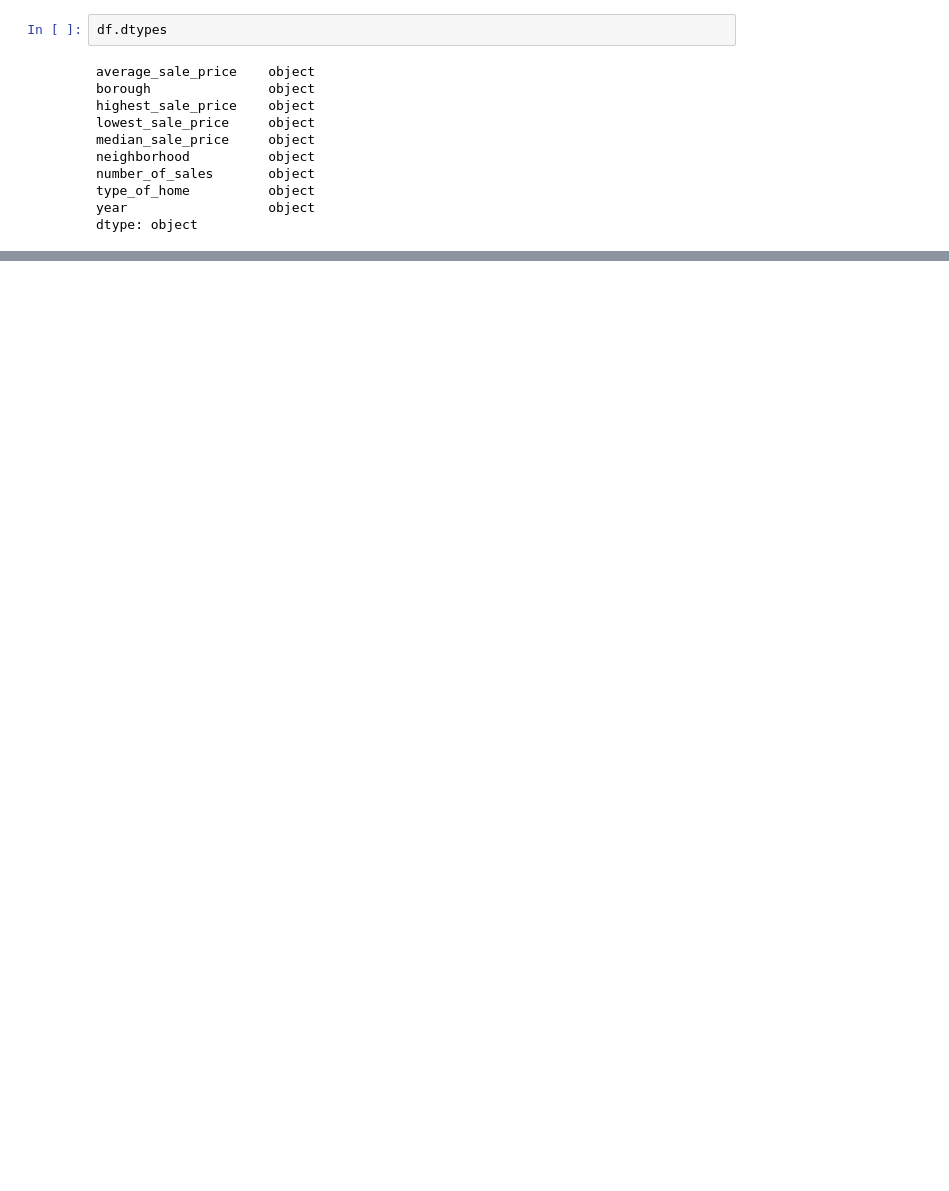
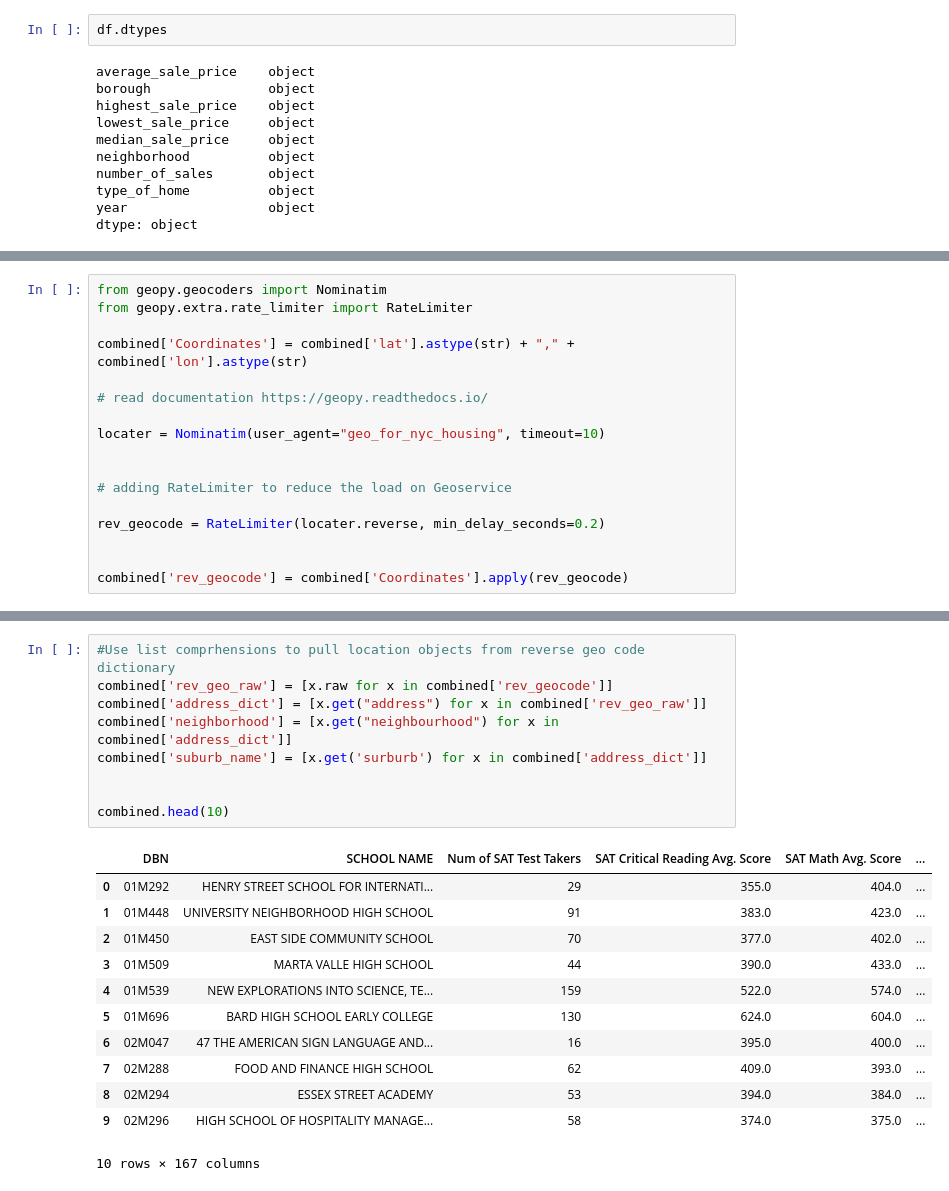
Before and after one commit to aclao89/NYC_Race-SAT, a Jupyter notebook: Schools.ipynb, the cells around one changed output, grey strips where cells are left out. Saved outputs shown, nothing was run; the diff lists cells and outputs as text; blank space fills up the shorter version.

Commit message:
Reverse Geocode for location features

```diff
--- a/Schools.ipynb
+++ b/Schools.ipynb
@@ -628,0 +720,17 @@ dtype: object
+# %%
+from geopy.geocoders import Nominatim
+from geopy.extra.rate_limiter import RateLimiter
+
+combined['Coordinates'] = combined['lat'].astype(str) + "," + combined['lon'].astype(str)
+
+# read documentation https://geopy.readthedocs.io/
+
+locater = Nominatim(user_agent="geo_for_nyc_housing", timeout=10)
+
+
+# adding RateLimiter to reduce the load on Geoservice
+
+rev_geocode = RateLimiter(locater.reverse, min_delay_seconds=0.2)
+
+
+combined['rev_geocode'] = combined['Coordinates'].apply(rev_geocode)
@@ -628,0 +757,22 @@ dtype: object
+# %%
+#Use list comprhensions to pull location objects from reverse geo code dictionary
+combined['rev_geo_raw'] = [x.raw for x in combined['rev_geocode']]
+combined['address_dict'] = [x.get("address") for x in combined['rev_geo_raw']]
+combined['neighborhood'] = [x.get("neighbourhood") for x in combined['address_dict']]
+combined['suburb_name'] = [x.get('surburb') for x in combined['address_dict']]
+
+
+combined.head(10)
+# %% [output]
+|  | DBN | SCHOOL NAME | Num of SAT Test Takers | SAT Critical Reading Avg. Score | SAT Math Avg. Score | ... |
+| 0 | 01M292 | HENRY STREET SCHOOL FOR INTERNATI... | 29 | 355.0 | 404.0 | ... |
+| 1 | 01M448 | UNIVERSITY NEIGHBORHOOD HIGH SCHOOL | 91 | 383.0 | 423.0 | ... |
+| 2 | 01M450 | EAST SIDE COMMUNITY SCHOOL | 70 | 377.0 | 402.0 | ... |
+| 3 | 01M509 | MARTA VALLE HIGH SCHOOL | 44 | 390.0 | 433.0 | ... |
+| 4 | 01M539 | NEW EXPLORATIONS INTO SCIENCE, TE... | 159 | 522.0 | 574.0 | ... |
+| 5 | 01M696 | BARD HIGH SCHOOL EARLY COLLEGE | 130 | 624.0 | 604.0 | ... |
+| 6 | 02M047 | 47 THE AMERICAN SIGN LANGUAGE AND... | 16 | 395.0 | 400.0 | ... |
+| 7 | 02M288 | FOOD AND FINANCE HIGH SCHOOL | 62 | 409.0 | 393.0 | ... |
+| 8 | 02M294 | ESSEX STREET ACADEMY | 53 | 394.0 | 384.0 | ... |
+| 9 | 02M296 | HIGH SCHOOL OF HOSPITALITY MANAGE... | 58 | 374.0 | 375.0 | ... |
+10 rows × 167 columns
```
Also changed, not shown: parts of 14 cells of this notebook.
